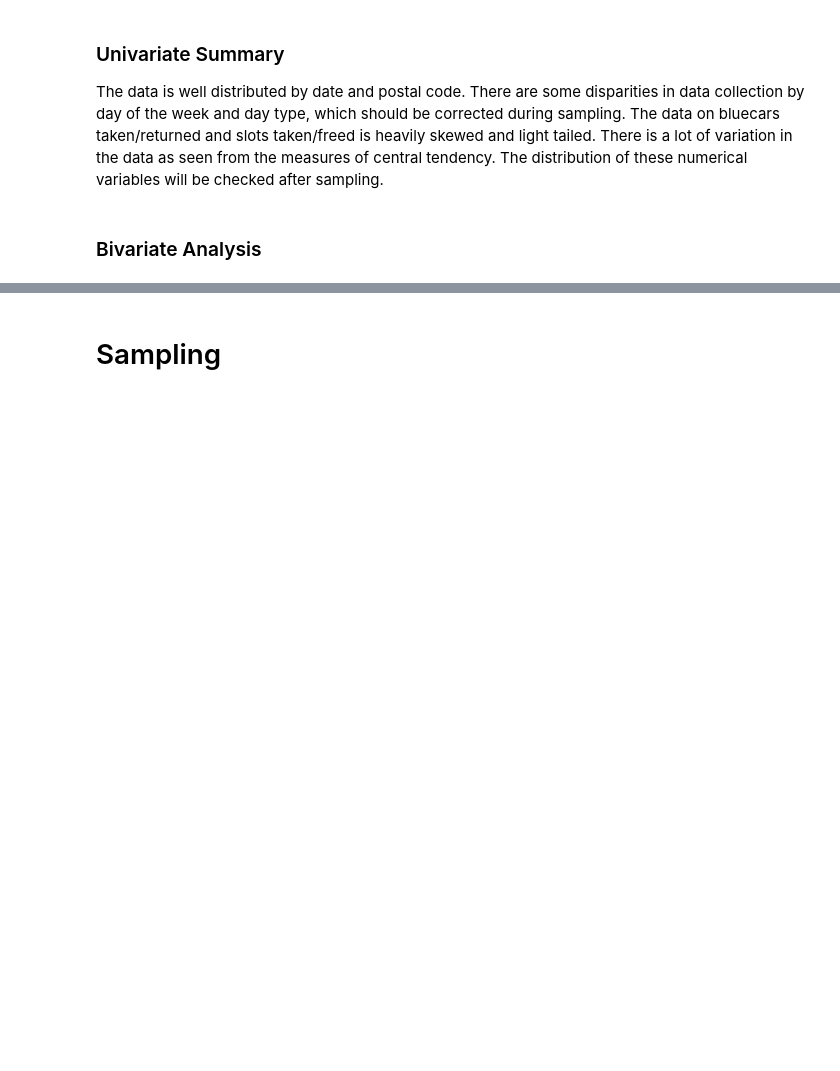
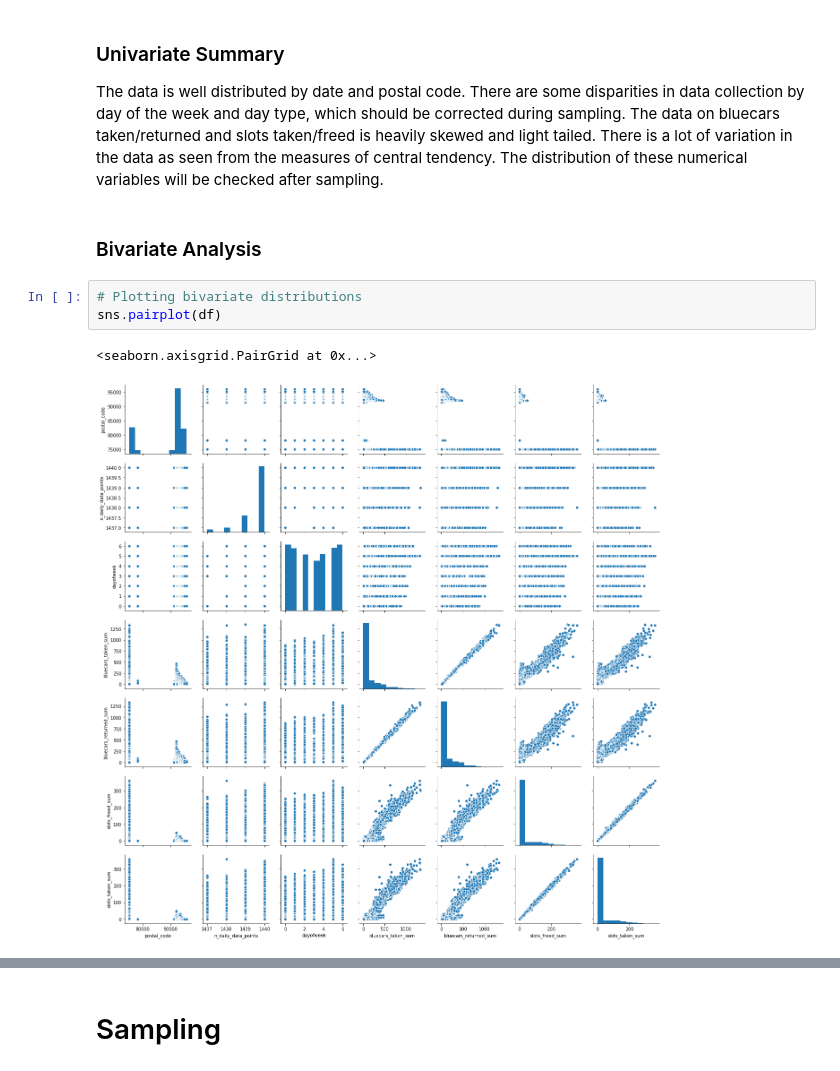
Before and after one commit to mmalinda/DS-Core, a Jupyter notebook: Moringa_Data_Science_Core_W4_Independent_Project_2019_12_MMalinda.ipynb, the cells around one changed output, grey strips where cells are left out. Saved outputs shown, nothing was run; the diff lists cells and outputs as text; blank space fills up the shorter version.

```diff
--- a/Moringa_Data_Science_Core_W4_Independent_Project_2019_12_MMalinda.ipynb
+++ b/Moringa_Data_Science_Core_W4_Independent_Project_2019_12_MMalinda.ipynb
@@ -431,3 +431,9 @@ The data is well distributed by date and postal code. There are some disparities
 The data on bluecars taken/returned and slots taken/freed is heavily skewed and light tailed. There is a lot of variation in the data as seen from the measures of central tendency. The distribution of these numerical variables will be checked after sampling.
 # %% [markdown]
 ### Bivariate Analysis
+# %%
+# Plotting bivariate distributions
+sns.pairplot(df)
+# %% [output]
+<seaborn.axisgrid.PairGrid at 0x...>
+[figure, added]
```
Also changed, not shown: parts of 26 cells of this notebook.
